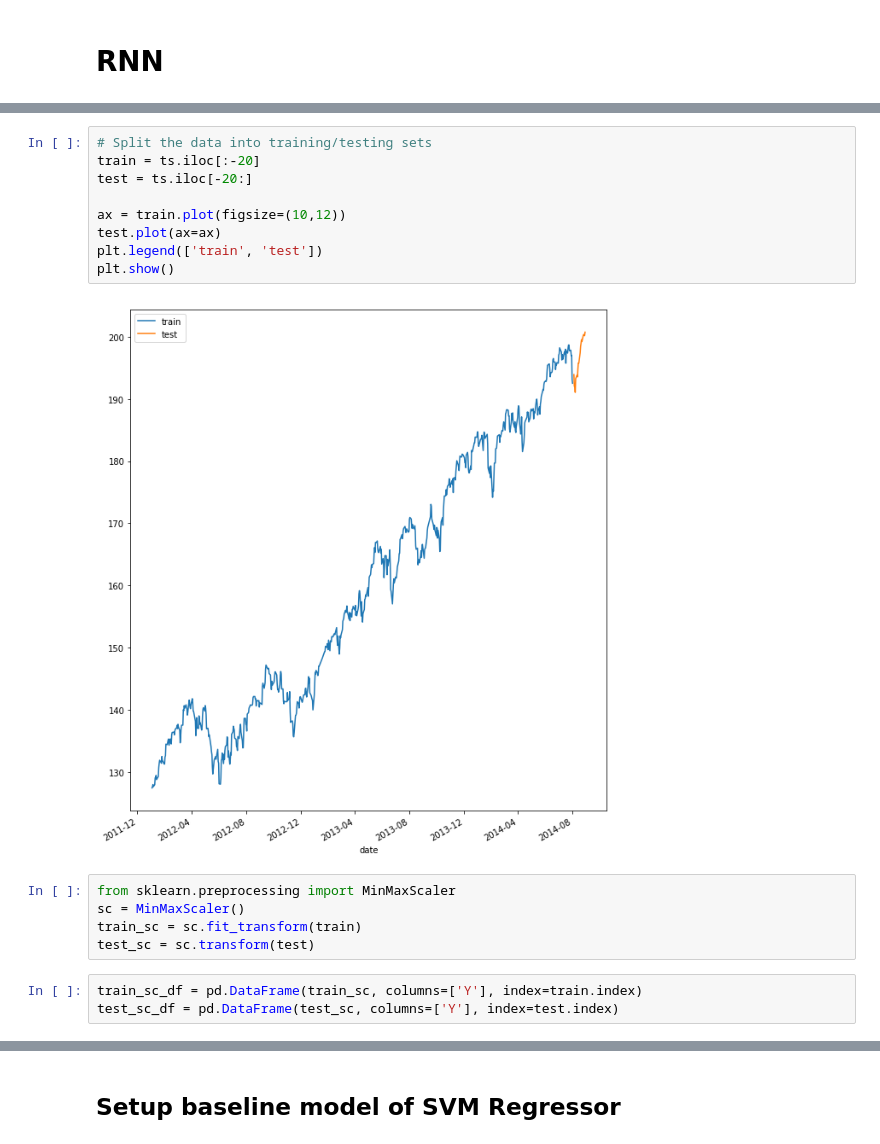
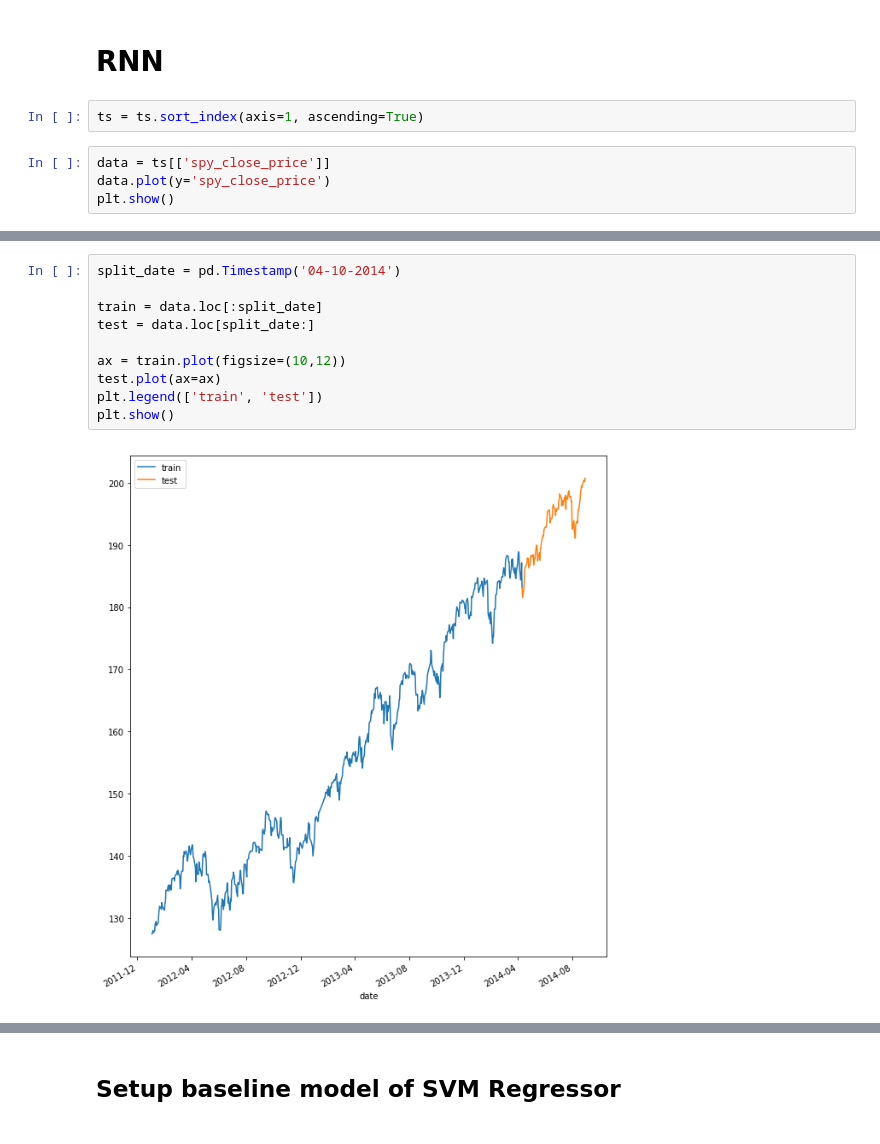
Before and after one commit to arkwl/CSE391, a Jupyter notebook: SemesterProject/StockMarketPrediction.ipynb, the cells around one changed output, grey strips where cells are left out. Cells and saved outputs as stored; diff of their text form.

```diff
--- a/SemesterProject/StockMarketPrediction.ipynb
+++ b/SemesterProject/StockMarketPrediction.ipynb
@@ -278,3 +278,9 @@ plt.show()
 [figure]
 # %% [markdown]
 # RNN
+# %%
+ts = ts.sort_index(axis=1, ascending=True)
+# %%
+data = ts[['spy_close_price']]
+data.plot(y='spy_close_price')
+plt.show()
@@ -281,20 +289,13 @@ plt.show()
 # %%
-# Split the data into training/testing sets
-train = ts.iloc[:-20]
-test = ts.iloc[-20:]
+split_date = pd.Timestamp('04-10-2014')
+
+train = data.loc[:split_date]
+test = data.loc[split_date:]
 
 ax = train.plot(figsize=(10,12))
 test.plot(ax=ax)
 plt.legend(['train', 'test'])
 plt.show()
 # %% [output]
-[figure, old version]
+[figure, new version]
-# %%
-from sklearn.preprocessing import MinMaxScaler
-sc = MinMaxScaler()
-train_sc = sc.fit_transform(train)
-test_sc = sc.transform(test)
-# %%
-train_sc_df = pd.DataFrame(train_sc, columns=['Y'], index=train.index)
-test_sc_df = pd.DataFrame(test_sc, columns=['Y'], index=test.index)
 # %%
```
Also changed, not shown: parts of 9 cells of this notebook.
